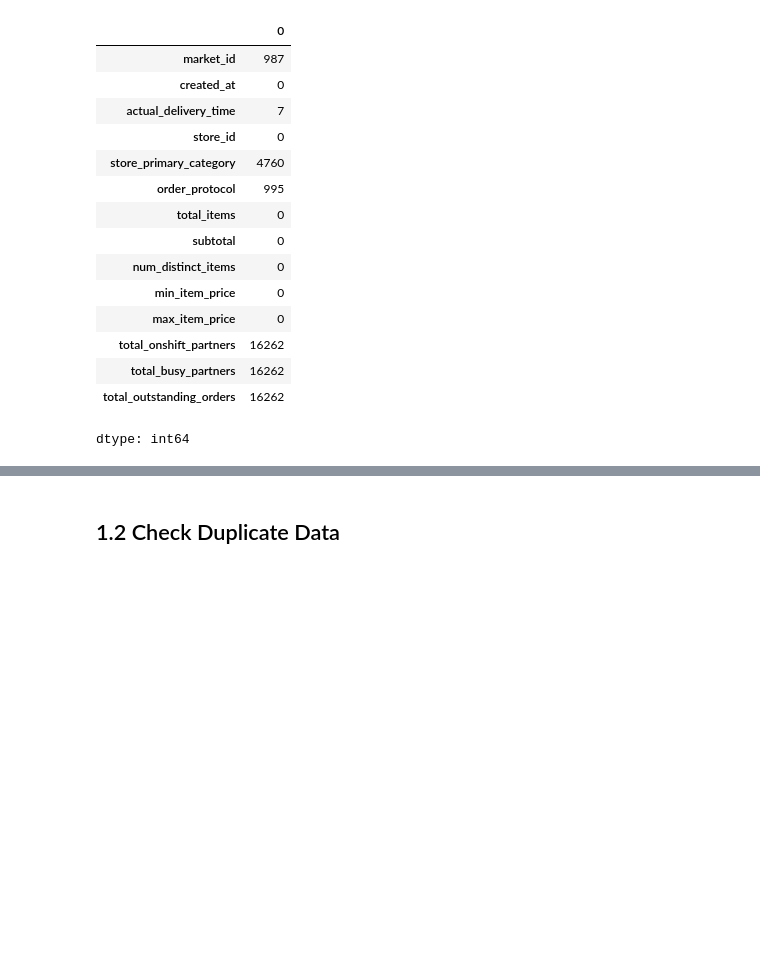
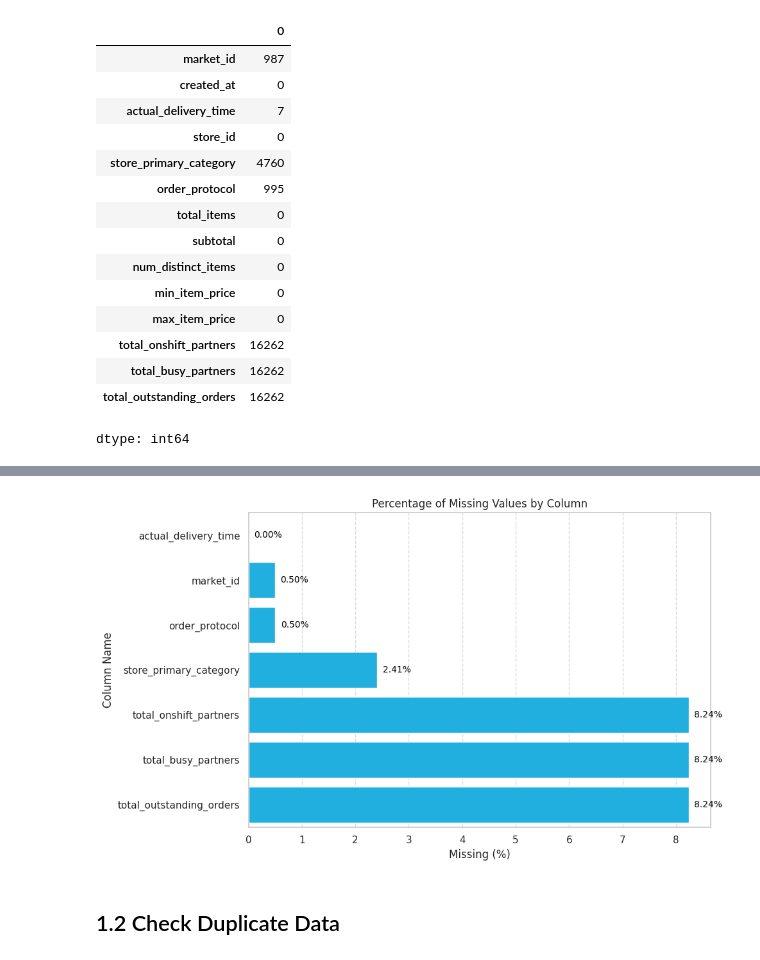
Before and after one commit to Ridlodk/video-learning, a Jupyter notebook: eda & preprocessing/eda_&_pre_processing.ipynb, the cells around one changed output, grey strips where cells are left out. Drawn from its saved outputs; the diff is of its cells as text; code cells hidden in the pictures; blank space fills up the shorter version.

```diff
--- a/eda & preprocessing/eda_&_pre_processing.ipynb
+++ b/eda & preprocessing/eda_&_pre_processing.ipynb
@@ -114,3 +101,7 @@ df.isnull().sum()
 | total_busy_partners | 16262 |
 | total_outstanding_orders | 16262 |
 dtype: int64
+# %%
+# Percentage of missing value for each column
+missing_percent = df.isnull().sum()/df.shape[0]*100
+missing_percent
@@ -117,3 +125,28 @@ dtype: int64
+# %%
+# Create new DataFrame for plot
+missing_percent = missing_percent[missing_percent > 0].sort_values(ascending=True)
+missing_df = pd.DataFrame({'column_name': missing_percent.index, 'missing (%)': missing_percent.values})
+
+# Plot
+plt.figure(figsize=(10, 6))
+sns.barplot(x='missing (%)', y='column_name', data=missing_df, color='deepskyblue')
+plt.title('Percentage of Missing Values by Column')
+plt.xlabel('Missing (%)')
+plt.ylabel('Column Name')
+plt.grid(True, axis='x', linestyle='--', alpha=0.7)
+for index, value in enumerate(missing_df['missing (%)']):
+    plt.text(
+        value + 0.1,
+        index,
+        f"{value:.2f}%",
+        va='center',
+        fontsize=10,
+        color='black'
+    )
+plt.tight_layout()
+plt.show()
+# %% [output]
+[figure, added]
 # %% [markdown]
 ## 1.2 Check Duplicate Data
 # %%
```
Also changed, not shown: parts of 99 cells of this notebook.
